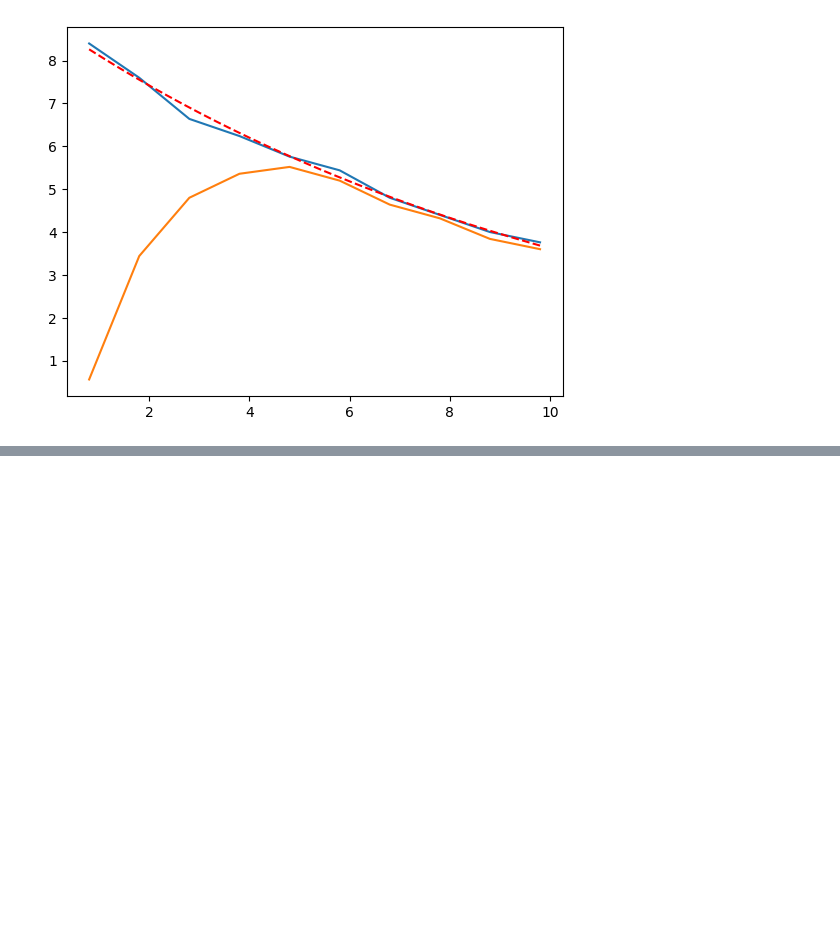
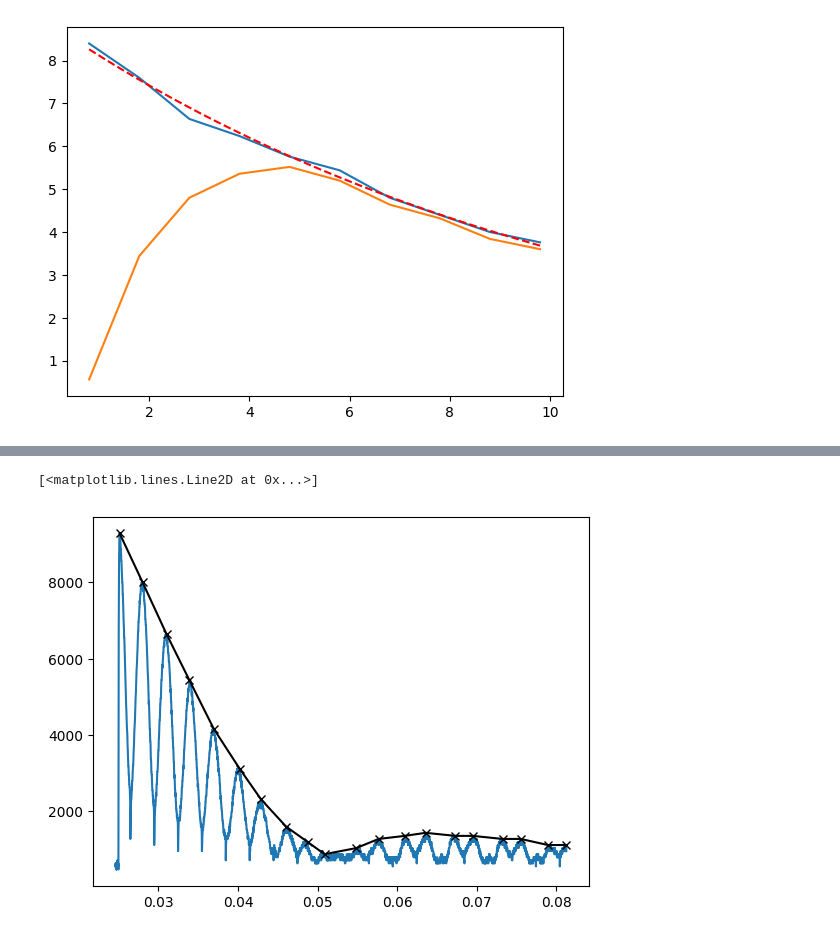
Before and after one commit to benjaminorthner/quantumlab, a Jupyter notebook: nmr/nmr.ipynb, the cells around one changed output, grey strips where cells are left out. Drawn from its saved outputs; the diff is of its cells as text; code cells hidden in the pictures; blank space fills up the shorter version.

```diff
--- a/nmr/nmr.ipynb
+++ b/nmr/nmr.ipynb
@@ -86,0 +119,11 @@ T2: 1.114240e+01
+# %%
+peaksOff = find_peaks(yOff, threshold=0, distance=100)[0]
+
+xPeakOff = [xOff[i] for i in peaksOff]
+yPeakOff = [yOff[i] for i in peaksOff]
+
+plt.plot(xOff, yOff, c="C0")
+plt.plot(xPeakOff, yPeakOff, c="black", marker="x")
+# %% [output]
+[<matplotlib.lines.Line2D at 0x...>]
+[figure, added]
```
Also changed, not shown: parts of 5 cells of this notebook.
